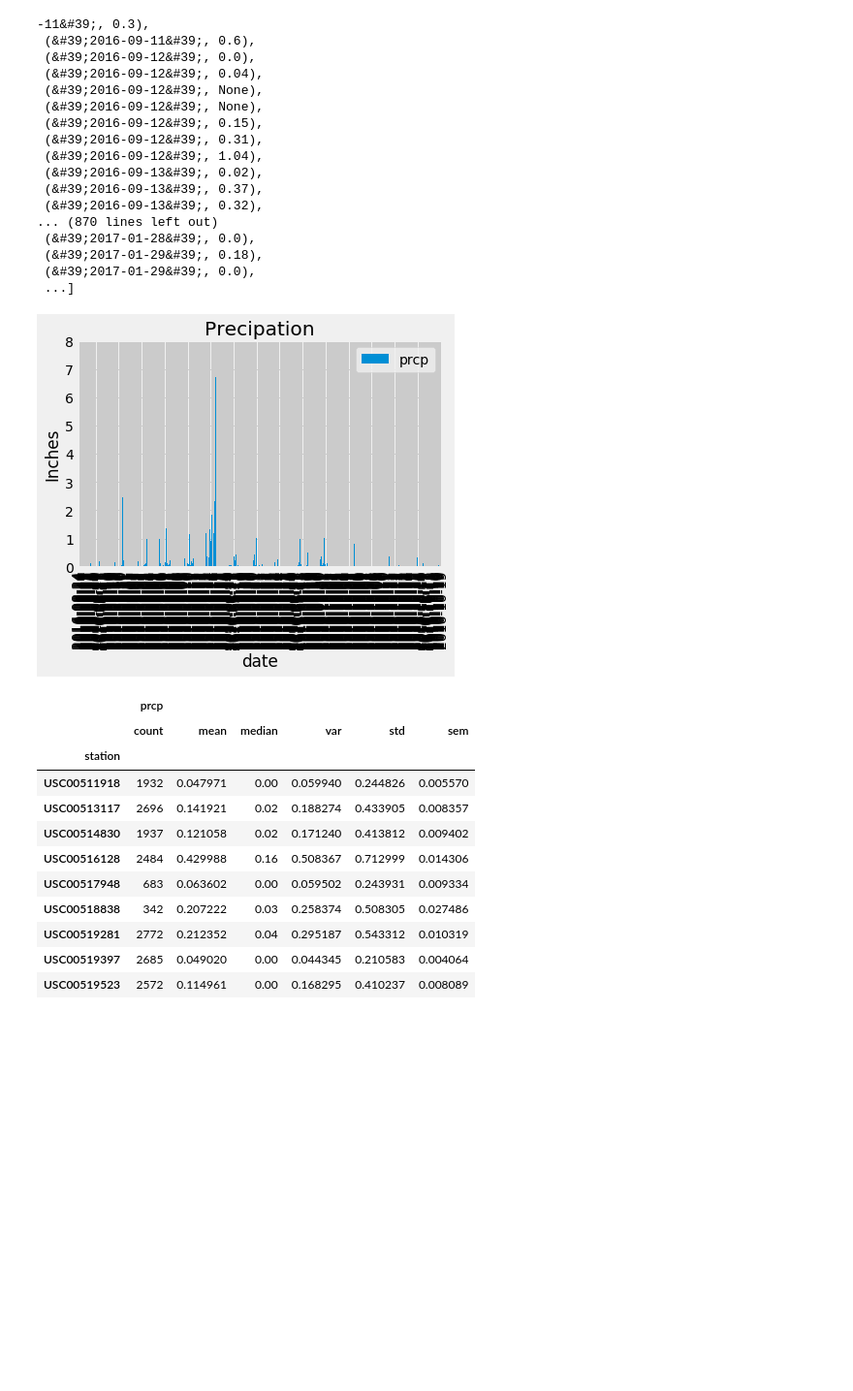
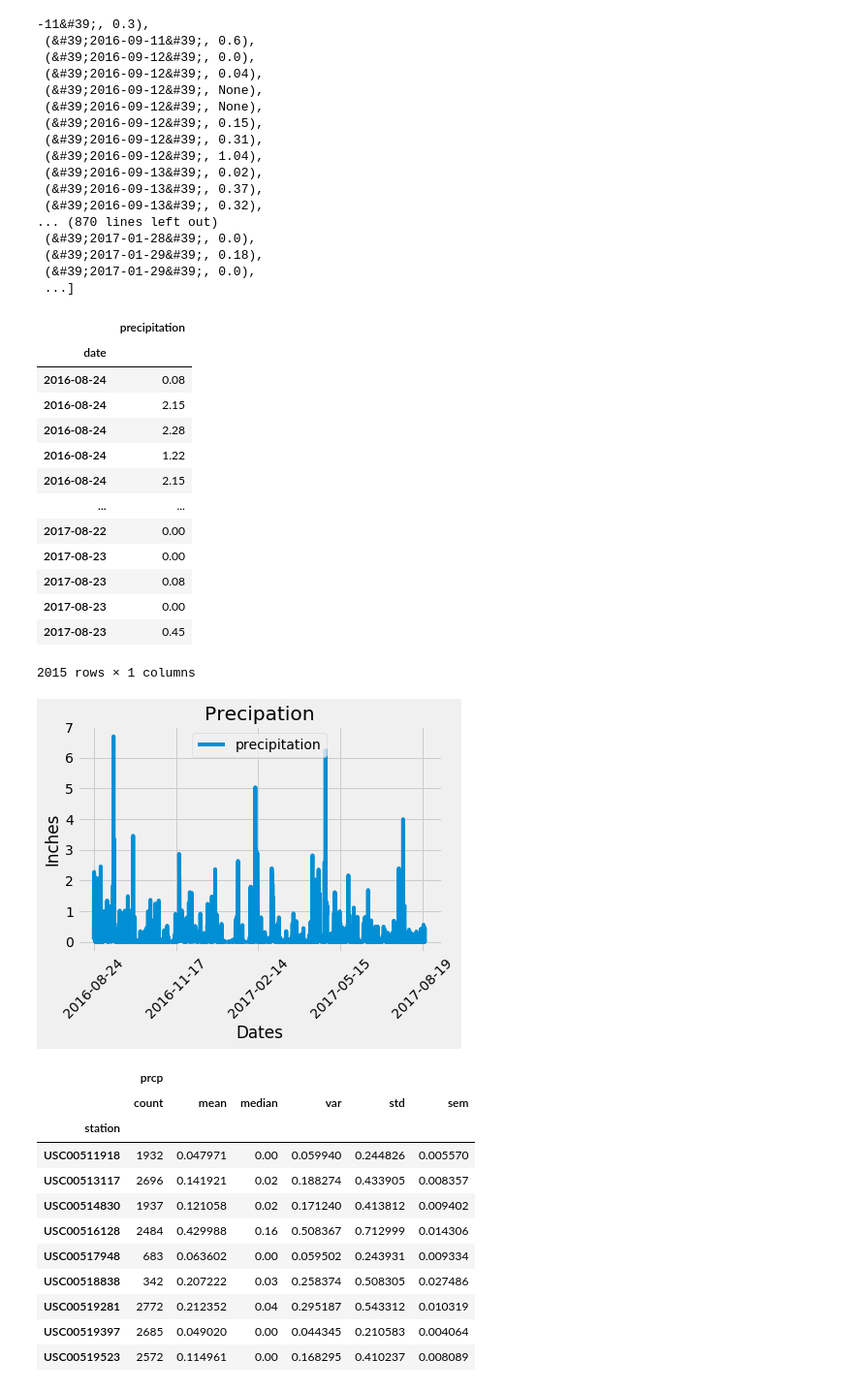
Before and after one commit to segsfem/sqlalchemy-challenge, a Jupyter notebook: climate_starter.ipynb, the cells around one changed output. Shown at 97% size. Drawn from its saved outputs; the diff is of its cells as text; code cells hidden in the pictures; blank space fills up the shorter version.

```diff
--- a/climate_starter.ipynb
+++ b/climate_starter.ipynb
@@ -99,29 +99,43 @@ year_prcp
 # Save the query results as a Pandas DataFrame and set the index to the date column
 
 # Sort the dataframe by date
-
-# Use Pandas Plotting with Matplotlib to plot the data
-
 sel = [Measurement.date,
-        Measurement.station,
-       Measurement.prcp]
+        Measurement.prcp]
 graph_prcp = session.query(*sel).\
     filter(Measurement.date > '2016-08-23').\
     order_by(Measurement.date).all()
-df = pd.DataFrame(graph_prcp)
-sorted_df = df.sort_values('date')
-#x_axis = np.arange(Measurement.date)
-sorted_df.set_index('date', inplace=True)
-#df_plot = pd.DataFrame([date, prcp, station])
-sorted_df.plot.bar(stacked=True)
-plt.axis([0, 360, 0, 8])
-#plt.xticks(date, (2016-08-23, 2016-10-01, 2016-11-09, 2016-12-19, 2017-01-28, 2017-03-09, 2017-04-18, 2017-05-31, 2017-07-10))
-plt.title("Precipation")
-plt.ylabel("Inches")
-plt.savefig("image/Precipation.png")
-plt.show()
+df = pd.DataFrame(graph_prcp, columns=['date', 'precipitation'])
+df.set_index('date', inplace=True)
+df = df.dropna()
+df = df.sort_values(by='date', ascending=True)
+df
 # %% [output]
-[figure, removed]
+|  | precipitation |
+| date |  |
+| 2016-08-24 | 0.08 |
+| 2016-08-24 | 2.15 |
+| 2016-08-24 | 2.28 |
+| 2016-08-24 | 1.22 |
+| 2016-08-24 | 2.15 |
+| ... | ... |
+| 2017-08-22 | 0.00 |
+| 2017-08-23 | 0.00 |
+| 2017-08-23 | 0.08 |
+| 2017-08-23 | 0.00 |
+| 2017-08-23 | 0.45 |
+2015 rows × 1 columns
+# %%
+# Use Pandas Plotting with Matplotlib to plot the data
+df.plot(title="Precipitation over 12 months")
+plt.legend(loc='upper center')
+plt.xlabel('Dates')
+plt.xticks(rotation = 45)
+plt.title("Precipation")
+plt.ylabel("Inches")
+plt.savefig("image/Precipation.png")
+plt.show()
+# %% [output]
+[figure, added]
 # %%
 # Use Pandas to calcualte the summary statistics for the precipitation data
 sel = [Measurement.station,
```
Also changed, not shown: parts of 1 cell of this notebook, 1 other file.
